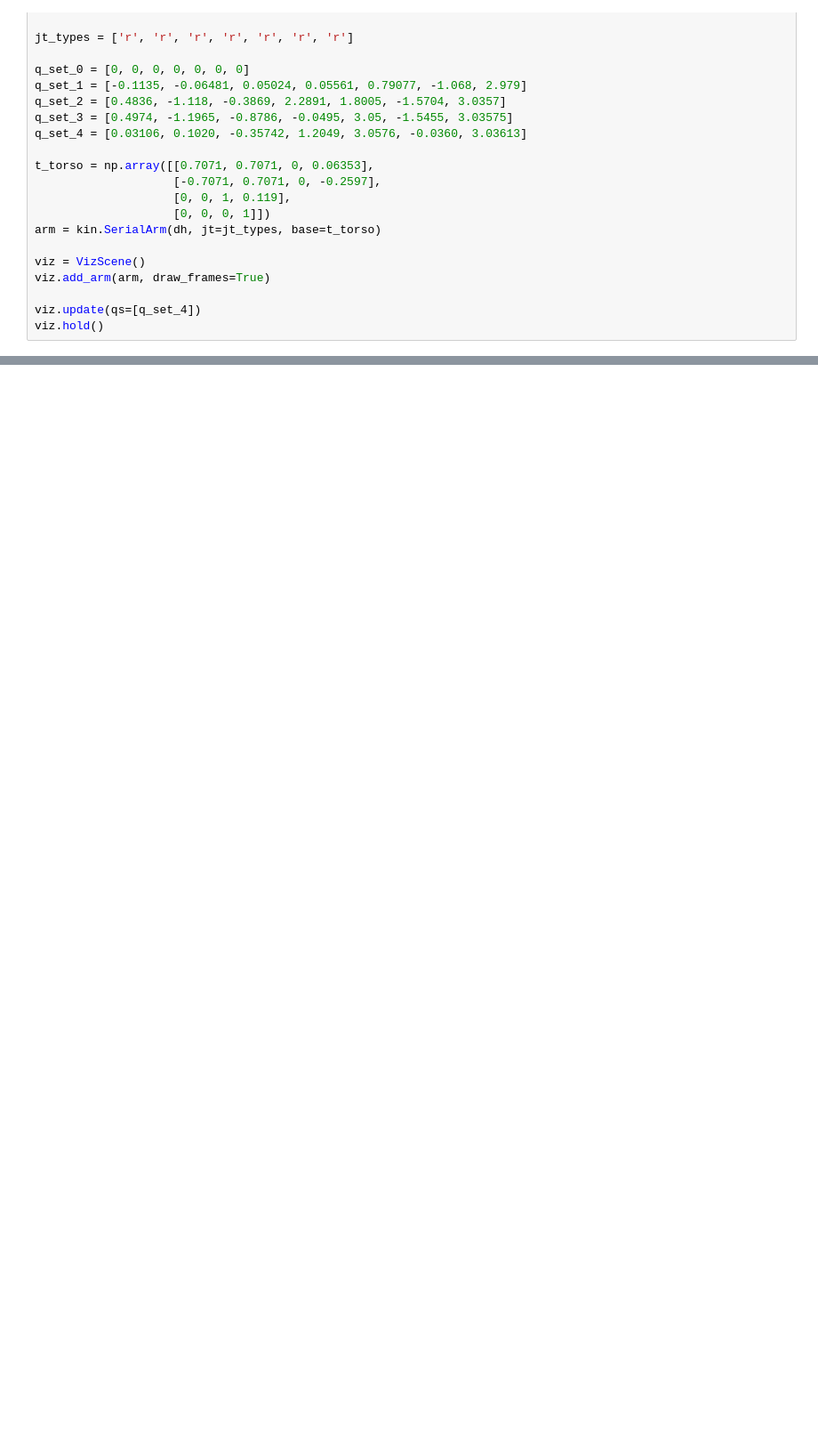
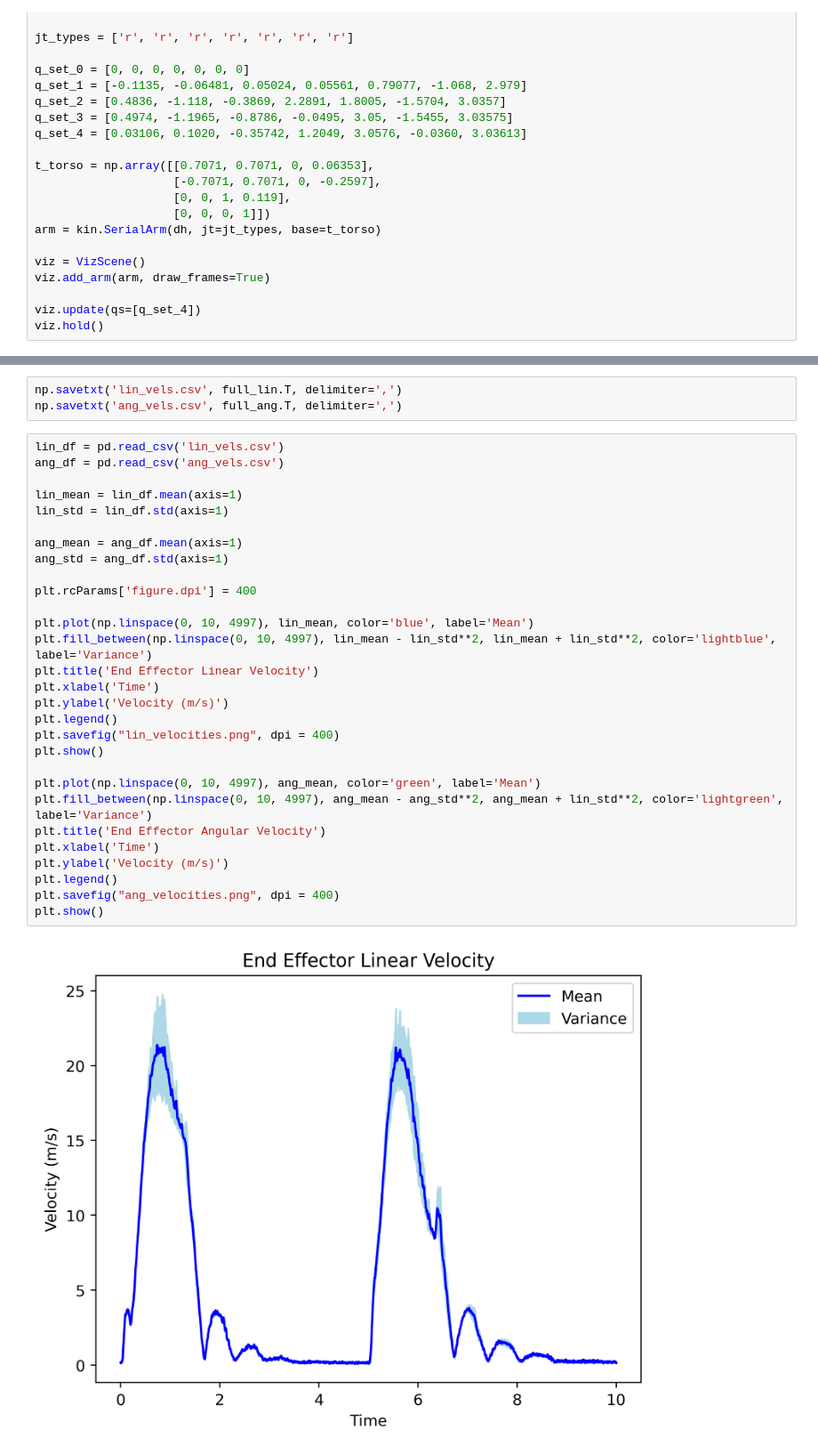
Before and after one commit to ugleeeee/byu_robotics_hw, a Jupyter notebook: lab_1.ipynb, the cells around one changed output, grey strips where cells are left out. Shown: that part at 89% size. Saved outputs shown, nothing was run; the diff lists cells and outputs as text; blank space fills up the shorter version.

```diff
--- a/lab_1.ipynb
+++ b/lab_1.ipynb
@@ -39,0 +80,34 @@ viz.hold()
+# %%
+np.savetxt('lin_vels.csv', full_lin.T, delimiter=',')
+np.savetxt('ang_vels.csv', full_ang.T, delimiter=',')
+# %%
+lin_df = pd.read_csv('lin_vels.csv')
+ang_df = pd.read_csv('ang_vels.csv')
+
+lin_mean = lin_df.mean(axis=1)
+lin_std = lin_df.std(axis=1)
+
+ang_mean = ang_df.mean(axis=1)
+ang_std = ang_df.std(axis=1)
+
+plt.rcParams['figure.dpi'] = 400
+
+plt.plot(np.linspace(0, 10, 4997), lin_mean, color='blue', label='Mean')
+plt.fill_between(np.linspace(0, 10, 4997), lin_mean - lin_std**2, lin_mean + lin_std**2, color='lightblue', label='Variance')
+plt.title('End Effector Linear Velocity')
+plt.xlabel('Time')
+plt.ylabel('Velocity (m/s)')
+plt.legend()
+plt.savefig("lin_velocities.png", dpi = 400)
+plt.show()
+
+plt.plot(np.linspace(0, 10, 4997), ang_mean, color='green', label='Mean')
+plt.fill_between(np.linspace(0, 10, 4997), ang_mean - ang_std**2, ang_mean + lin_std**2, color='lightgreen', label='Variance')
+plt.title('End Effector Angular Velocity')
+plt.xlabel('Time')
+plt.ylabel('Velocity (m/s)')
+plt.legend()
+plt.savefig("ang_velocities.png", dpi = 400)
+plt.show()
+# %% [output]
+[figure, added]
```
Also changed, not shown: parts of 4 cells of this notebook, 5 other files.
